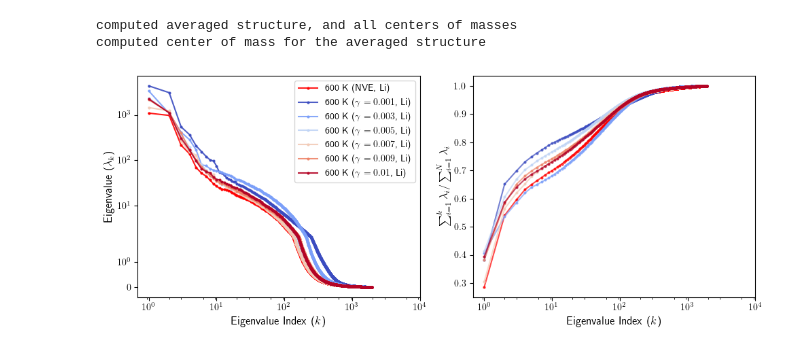
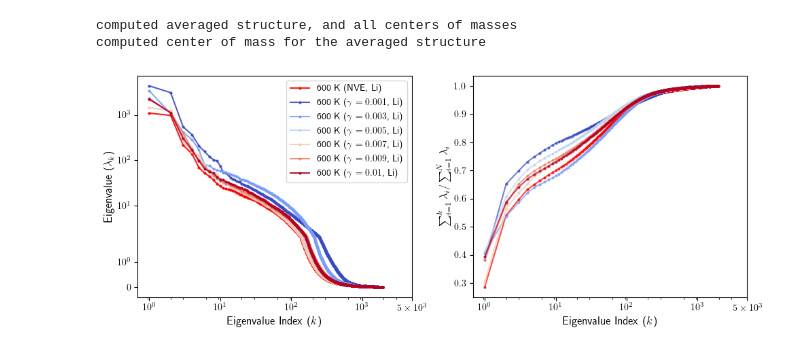
Before and after one commit to yangjackie/diffuser, a Jupyter notebook: essential_dynamics_langevin.ipynb, the cells around one changed output. Saved outputs shown, nothing was run; the diff lists cells and outputs as text; code cells hidden in the pictures.

```diff
--- a/essential_dynamics_langevin.ipynb
+++ b/essential_dynamics_langevin.ipynb
@@ -192,41 +192,41 @@ ax[0].plot([i + 1 for i in range(len(eigenvalues_600K_lambda_0_007_element))], e
 ax[0].plot([i + 1 for i in range(len(eigenvalues_600K_lambda_0_009_element))], eigenvalues_600K_lambda_0_009_element, "o-", label="600 K ($\\gamma=0.009$, Li)", c=color_600K_lambda_0_009, alpha=0.9,markersize=2)
 ax[0].plot([i + 1 for i in range(len(eigenvalues_600K_lambda_0_01_element))], eigenvalues_600K_lambda_0_01_element, "o-", label="600 K ($\\gamma=0.01$, Li)", c=color_600K_lambda_0_01, alpha=0.9,markersize=2)
 
 
-#ax[0].plot([i+1 for i in range(len(eigenvalues_600K))], eigenvalues_600K,'--', c='k', label="total", alpha=0.7)
-#ax[0].plot([i + 1 for i in range(len(eigenvalues_600K_lambda_0_001))], eigenvalues_600K_lambda_0_001, "--", c="k", alpha=0.7)
-#ax[0].plot([i + 1 for i in range(len(eigenvalues_600K_lambda_0_003))], eigenvalues_600K_lambda_0_003, "--", c="k", alpha=0.7)
-#ax[0].plot([i + 1 for i in range(len(eigenvalues_600K_lambda_0_005))], eigenvalues_600K_lambda_0_005, "--", c="k", alpha=0.7)
-#ax[0].plot([i + 1 for i in range(len(eigenvalues_600K_lambda_0_007))], eigenvalues_600K_lambda_0_007, "--", c="k", alpha=0.7)
-#ax[0].plot([i + 1 for i in range(len(eigenvalues_600K_lambda_0_009))], eigenvalues_600K_lambda_0_009, "--", c="k", alpha=0.7)
-#ax[0].plot([i + 1 for i in range(len(eigenvalues_600K_lambda_0_01))], eigenvalues_600K_lambda_0_01, "--", c="k", alpha=0.7)
+# ax[0].plot([i+1 for i in range(len(eigenvalues_600K))], eigenvalues_600K,'--', c='k', label="total", alpha=0.7)
+# ax[0].plot([i + 1 for i in range(len(eigenvalues_600K_lambda_0_001))], eigenvalues_600K_lambda_0_001, "--", c="k", alpha=0.7)
+# ax[0].plot([i + 1 for i in range(len(eigenvalues_600K_lambda_0_003))], eigenvalues_600K_lambda_0_003, "--", c="k", alpha=0.7)
+# ax[0].plot([i + 1 for i in range(len(eigenvalues_600K_lambda_0_005))], eigenvalues_600K_lambda_0_005, "--", c="k", alpha=0.7)
+# ax[0].plot([i + 1 for i in range(len(eigenvalues_600K_lambda_0_007))], eigenvalues_600K_lambda_0_007, "--", c="k", alpha=0.7)
+# ax[0].plot([i + 1 for i in range(len(eigenvalues_600K_lambda_0_009))], eigenvalues_600K_lambda_0_009, "--", c="k", alpha=0.7)
+# ax[0].plot([i + 1 for i in range(len(eigenvalues_600K_lambda_0_01))], eigenvalues_600K_lambda_0_01, "--", c="k", alpha=0.7)
 
 
 ax[0].set_yscale("symlog")
-#ax[0].set_ylim(5e-2, 1e4)
+# ax[0].set_ylim(5e-2, 5e3)
 ax[0].set_xscale("log", base=np.sqrt(10))
-ax[0].set_xticks([1, 10, 100, 1000, 10000], labels=["$10^0$", "$10^1$", "$10^2$", "$10^3$", "$10^4$"])
+ax[0].set_xticks([1, 10, 100, 1000, 5000], labels=["$10^0$", "$10^1$", "$10^2$", "$10^3$", "$5\\times10^3$"])
 ax[0].set_xlabel("Eigenvalue Index ($k$)", fontsize=12)
 ax[0].set_ylabel("Eigenvalue ($\\lambda_k$)", fontsize=12)
 ax[0].tick_params(axis="both", which="both", labelsize=10)
 ax[0].legend(fontsize=10)
 
 
 ax[1].plot([i + 1 for i in range(len(eigenvalues_600K_element))],[np.sum(eigenvalues_600K_element[: i + 1]) / np.sum(eigenvalues_600K_element) for i in range(len(eigenvalues_600K_element))],"o-",c=color_600K,alpha=0.7,markersize=2)
 ax[1].plot([i + 1 for i in range(len(eigenvalues_600K_lambda_0_001_element))],[np.sum(eigenvalues_600K_lambda_0_001_element[: i + 1]) / np.sum(eigenvalues_600K_lambda_0_001_element) for i in range(len(eigenvalues_600K_lambda_0_001_element))],"o-",c=color_600K_lambda_0_001,alpha=0.7,markersize=2)
 ax[1].plot([i + 1 for i in range(len(eigenvalues_600K_lambda_0_003_element))],[np.sum(eigenvalues_600K_lambda_0_003_element[: i + 1]) / np.sum(eigenvalues_600K_lambda_0_003_element) for i in range(len(eigenvalues_600K_lambda_0_003_element))],"o-",c=color_600K_lambda_0_003,alpha=0.7,markersize=2)
 ax[1].plot([i + 1 for i in range(len(eigenvalues_600K_lambda_0_005_element))],[np.sum(eigenvalues_600K_lambda_0_005_element[: i + 1]) / np.sum(eigenvalues_600K_lambda_0_005_element) for i in range(len(eigenvalues_600K_lambda_0_005_element))],"o-",c=color_600K_lambda_0_005,alpha=0.7,markersize=2)
 ax[1].plot([i + 1 for i in range(len(eigenvalues_600K_lambda_0_007_element))],[np.sum(eigenvalues_600K_lambda_0_007_element[: i + 1]) / np.sum(eigenvalues_600K_lambda_0_007_element) for i in range(len(eigenvalues_600K_lambda_0_007_element))],"o-",c=color_600K_lambda_0_007,alpha=0.7,markersize=2)
 ax[1].plot([i + 1 for i in range(len(eigenvalues_600K_lambda_0_009_element))],[np.sum(eigenvalues_600K_lambda_0_009_element[: i + 1]) / np.sum(eigenvalues_600K_lambda_0_009_element) for i in range(len(eigenvalues_600K_lambda_0_009_element))],"o-",c=color_600K_lambda_0_009,alpha=0.7,markersize=2)
 ax[1].plot([i + 1 for i in range(len(eigenvalues_600K_lambda_0_01_element))],[np.sum(eigenvalues_600K_lambda_0_01_element[: i + 1]) / np.sum(eigenvalues_600K_lambda_0_01_element) for i in range(len(eigenvalues_600K_lambda_0_01_element))],"o-",c=color_600K_lambda_0_01,alpha=0.7,markersize=2)
 
 ax[1].set_xscale("log", base=np.sqrt(10))
-ax[1].set_xticks([1, 10, 100, 1000, 10000], labels=["$10^0$", "$10^1$", "$10^2$", "$10^3$", "$10^4$"])
+ax[1].set_xticks([1, 10, 100, 1000, 5000], labels=["$10^0$", "$10^1$", "$10^2$", "$10^3$", "$5\\times10^3$"])
 ax[1].set_xlabel("Eigenvalue Index ($k$)", fontsize=12)
 ax[1].set_ylabel("$\\sum_{i=1}^k \\lambda_i / \\sum_{i=1}^N \\lambda_i$", fontsize=12)
 ax[1].tick_params(axis="both", which="both", labelsize=10)
 
 plt.tight_layout()
 plt.show()
 # %% [output]
-[figure, old version]
+[figure, new version]
```
Also changed, not shown: 2 other files.
